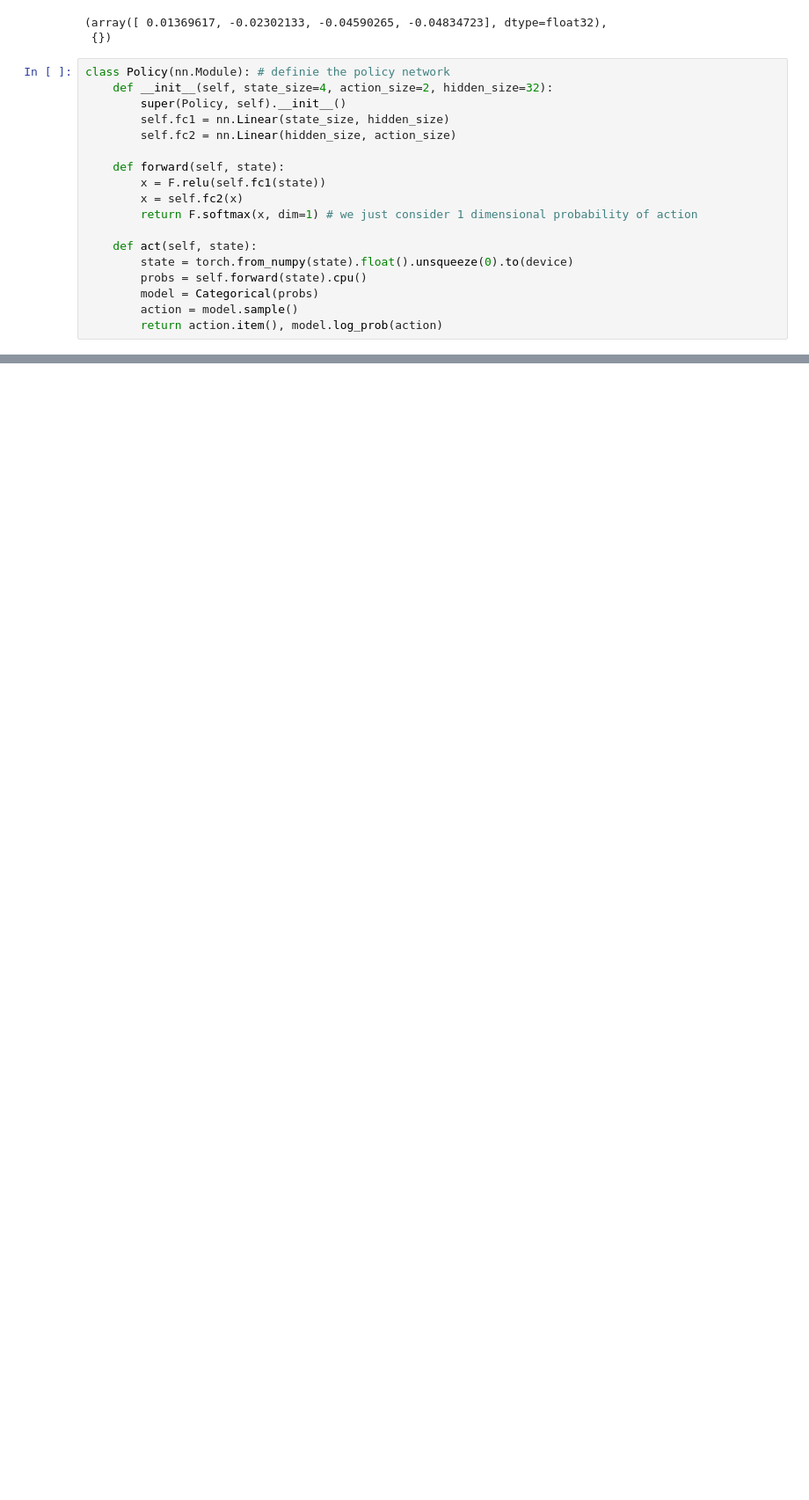
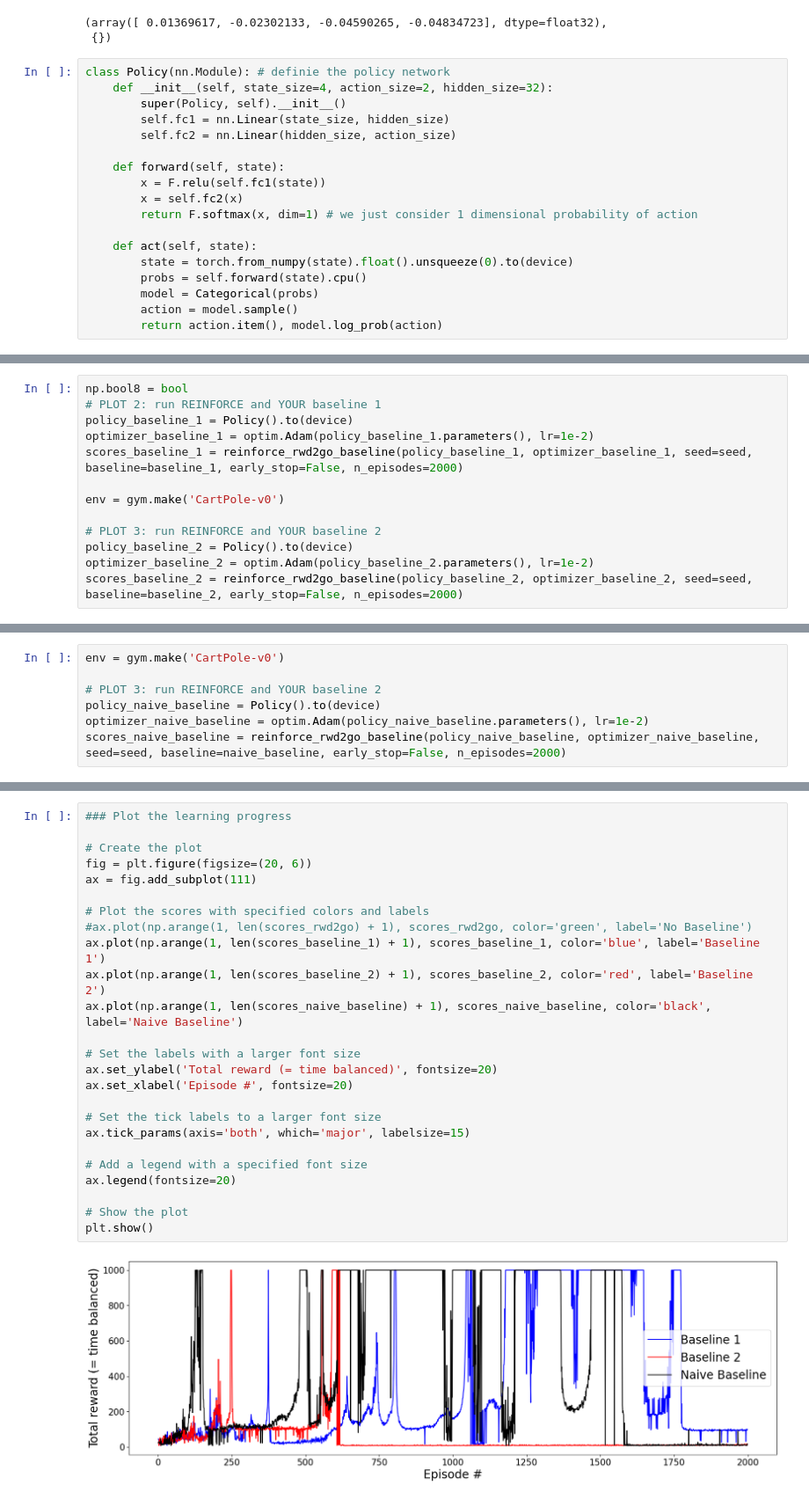
Before and after one commit to noeprat/RLHF_EGGang, a Jupyter notebook: cartpole.ipynb, the cells around one changed output, grey strips where cells are left out. Shown at 88% size. Cells and saved outputs as stored; diff of their text form; blank space fills up the shorter version.

Commit message:
implementing REINFORCE

```diff
--- a/cartpole.ipynb
+++ b/cartpole.ipynb
@@ -58,0 +186,13 @@ class Policy(nn.Module): # definie the policy network
+# %%
+np.bool8 = bool
+# PLOT 2: run REINFORCE and YOUR baseline 1
+policy_baseline_1 = Policy().to(device)
+optimizer_baseline_1 = optim.Adam(policy_baseline_1.parameters(), lr=1e-2)
+scores_baseline_1 = reinforce_rwd2go_baseline(policy_baseline_1, optimizer_baseline_1, seed=seed, baseline=baseline_1, early_stop=False, n_episodes=2000)
+
+env = gym.make('CartPole-v0')
+
+# PLOT 3: run REINFORCE and YOUR baseline 2
+policy_baseline_2 = Policy().to(device)
+optimizer_baseline_2 = optim.Adam(policy_baseline_2.parameters(), lr=1e-2)
+scores_baseline_2 = reinforce_rwd2go_baseline(policy_baseline_2, optimizer_baseline_2, seed=seed, baseline=baseline_2, early_stop=False, n_episodes=2000)
@@ -58,0 +238,7 @@ class Policy(nn.Module): # definie the policy network
+# %%
+env = gym.make('CartPole-v0')
+
+# PLOT 3: run REINFORCE and YOUR baseline 2
+policy_naive_baseline = Policy().to(device)
+optimizer_naive_baseline = optim.Adam(policy_naive_baseline.parameters(), lr=1e-2)
+scores_naive_baseline = reinforce_rwd2go_baseline(policy_naive_baseline, optimizer_naive_baseline, seed=seed, baseline=naive_baseline, early_stop=False, n_episodes=2000)
@@ -58,0 +265,27 @@ class Policy(nn.Module): # definie the policy network
+# %%
+### Plot the learning progress
+
+# Create the plot
+fig = plt.figure(figsize=(20, 6))
+ax = fig.add_subplot(111)
+
+# Plot the scores with specified colors and labels
+#ax.plot(np.arange(1, len(scores_rwd2go) + 1), scores_rwd2go, color='green', label='No Baseline')
+ax.plot(np.arange(1, len(scores_baseline_1) + 1), scores_baseline_1, color='blue', label='Baseline 1')
+ax.plot(np.arange(1, len(scores_baseline_2) + 1), scores_baseline_2, color='red', label='Baseline 2')
+ax.plot(np.arange(1, len(scores_naive_baseline) + 1), scores_naive_baseline, color='black', label='Naive Baseline')
+
+# Set the labels with a larger font size
+ax.set_ylabel('Total reward (= time balanced)', fontsize=20)
+ax.set_xlabel('Episode #', fontsize=20)
+
+# Set the tick labels to a larger font size
+ax.tick_params(axis='both', which='major', labelsize=15)
+
+# Add a legend with a specified font size
+ax.legend(fontsize=20)
+
+# Show the plot
+plt.show()
+# %% [output]
+[figure, added]
```
Also changed, not shown: parts of 6 cells of this notebook, 1 other file.
